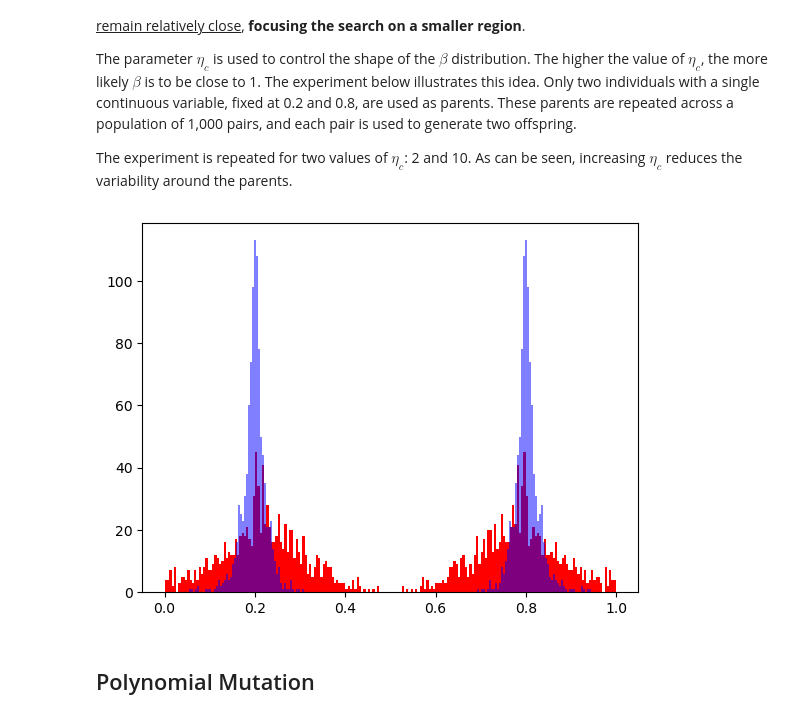
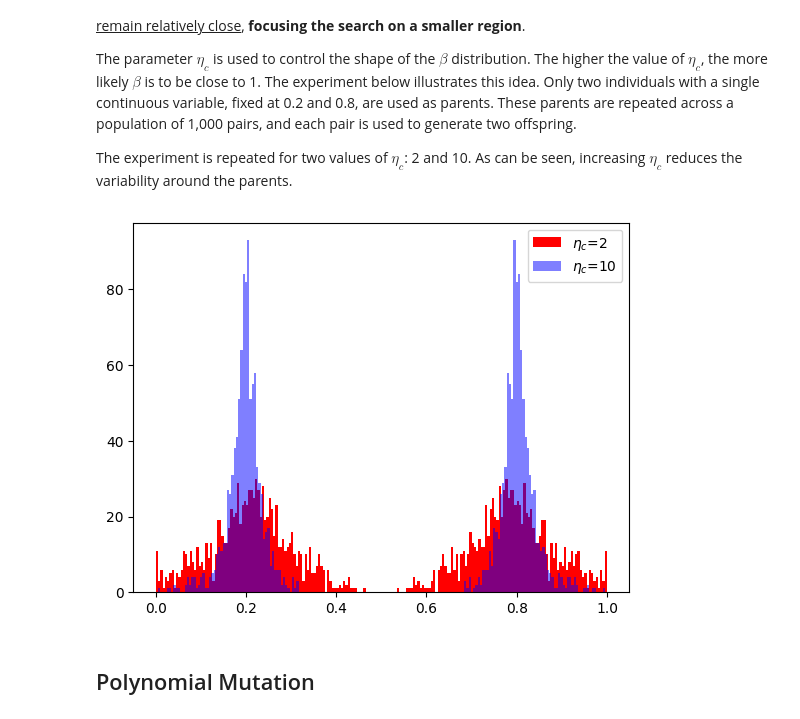
Before and after one commit to glaucogoncalves/nio, a Jupyter notebook: lectures/04_02_SA_GA.ipynb, the cells around one changed output. Drawn from its saved outputs; the diff is of its cells as text; code cells hidden in the pictures.

```diff
--- a/lectures/04_02_SA_GA.ipynb
+++ b/lectures/04_02_SA_GA.ipynb
@@ -535,10 +550,17 @@ def paraboloid(variables):
 # %% [markdown]
 GA Parameters
 # %%
-li, ls        = -5.0, 5.0    # search bounds
-cromossomos   = 100           # population size
-geracoes      = 400          # number of generations
-txMutacao     = 0.5          # mutation rate
+genes = 2
+cromossomos = 10
+li = -5
+ls = 5
+dimensaoPop = (cromossomos, genes)
+geracoes = 200
+qtdeCromoCruzamento = 6
+qtdeCromoProle = cromossomos - qtdeCromoCruzamento
+
+txMutacao = 0.5
+txCruzamento = 0.3
 # %% [markdown]
 Running the Genetic Algorithm
 # %% [markdown]
@@ -784,32 +823,32 @@ The experiment is repeated for two values of $\eta_c$: 2 and 10. As can be seen,
 # %%
 import matplotlib.pyplot as plt
 import numpy as np
 
 from pymoo.core.individual import Individual
 from pymoo.core.problem import Problem
 from pymoo.operators.crossover.sbx import SBX
 from pymoo.operators.repair.rounding import RoundingRepair
 
 
 def show(eta_cross, clr="red", al=1.0):
     problem = Problem(n_var=1, xl=0.0, xu=1.0)
 
     a, b = Individual(X=np.array([0.2])), Individual(X=np.array([0.8]))
 
     parents = [[a, b] for _ in range(1000)]
 
     off = SBX(prob=1.0, prob_var=1.0, eta=eta_cross).do(problem, parents)
 
     Xp = off.get("X")
 
-    plt.hist(Xp, bins=200, color=clr, alpha=al)
-
+    plt.hist(Xp, bins=200, color=clr, alpha=al, label="$\eta_c$="+str(eta_cross))
 
 show(2)
-show(15,"blue",0.5)
+show(10,"blue",0.5)
+plt.legend()
 plt.show()
 # %% [output]
-[figure, old version]
+[figure, new version]
 # %% [markdown]
 ## Polynomial Mutation
 # %% [markdown]
```
Also changed, not shown: parts of 20 cells of this notebook.
